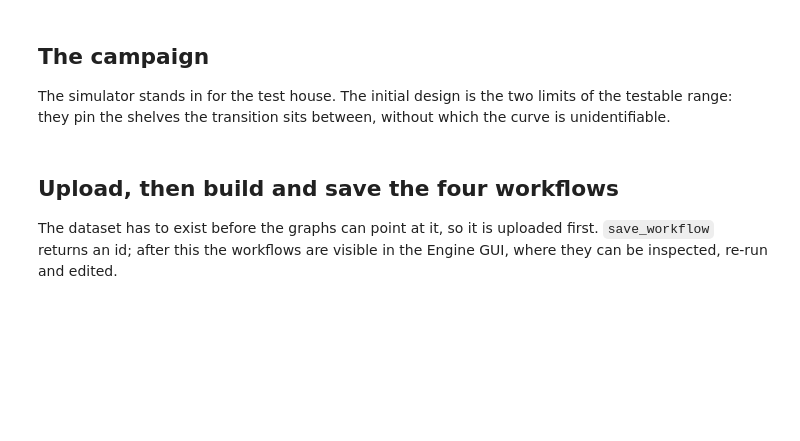
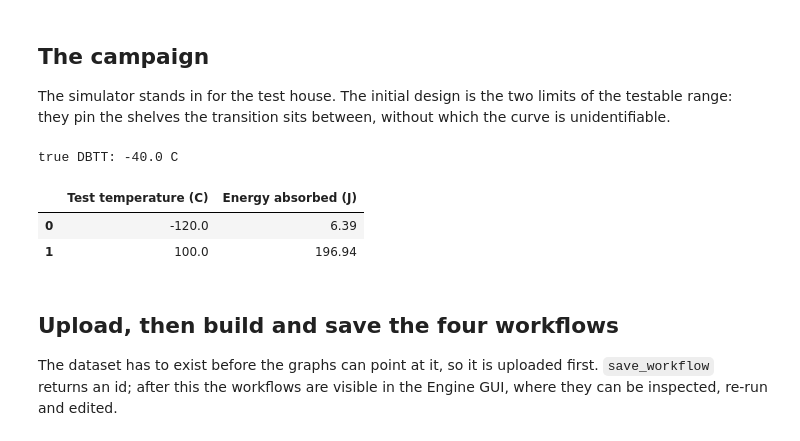
Before and after one commit to digiLab-ai/dbtt-active-learning, a Jupyter notebook: notebooks/05_engine_active_learning.ipynb, the cells around one changed output. Saved outputs shown, nothing was run; the diff lists cells and outputs as text; code cells hidden in the pictures; blank space fills up the shorter version.

```diff
--- a/notebooks/05_engine_active_learning.ipynb
+++ b/notebooks/05_engine_active_learning.ipynb
@@ -71,17 +78,24 @@ curve is unidentifiable.
 # %%
 BOUNDS = (-120.0, 100.0)
 SEED_TEMPERATURES = [BOUNDS[0], BOUNDS[1]]
 ITERATIONS = 4
 ACQUISITION = "qNIPV"
 
 DATASET_NAME = "dbtt_campaign"
 MODEL_NAME = "dbtt_gp"
 POINTS_NAME = "dbtt_next_point"
+MEAN_NAME = "dbtt_gp_mean"
+UNCERTAINTY_NAME = "dbtt_gp_sd"
 
 simulator = CharpySimulator()
 campaign = simulator.run(SEED_TEMPERATURES, start_index=1)
 print(f"true DBTT: {simulator.dbtt} C")
 campaign[[TEMPERATURE_COL, ENERGY_COL]]
+# %% [output]
+true DBTT: -40.0 C
+|  | Test temperature (C) | Energy absorbed (J) |
+| 0 | -120.0 | 6.39 |
+| 1 | 100.0 | 196.94 |
 # %% [markdown]
 ## Upload, then build and save the four workflows
 
```
Also changed, not shown: parts of 15 cells of this notebook, 13 other files.
